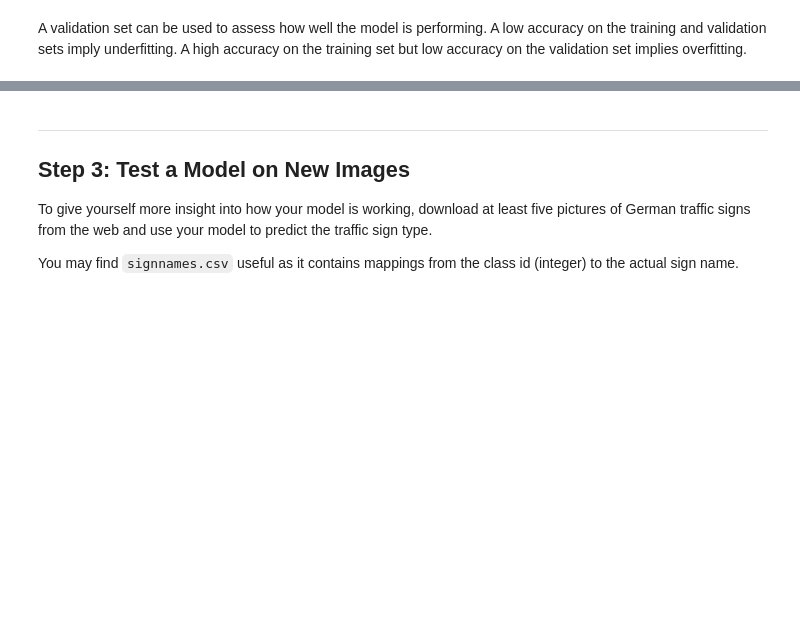
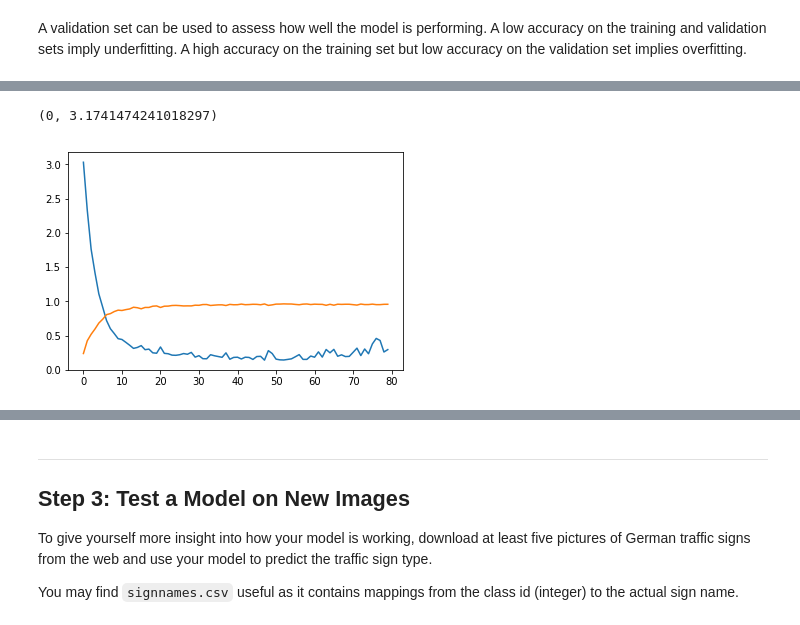
Before and after one commit to tindandelion/carne-traffic-signs-p2, a Jupyter notebook: Traffic_Sign_Classifier.ipynb, the cells around one changed output, grey strips where cells are left out. Cells and saved outputs as stored; diff of their text form; code cells hidden in the pictures; blank space fills up the shorter version.

```diff
--- a/Traffic_Sign_Classifier.ipynb
+++ b/Traffic_Sign_Classifier.ipynb
@@ -311,0 +315,8 @@ Epoch 30, TrAcc:      0.052, ValidAcc:      0.757
+# %%
+plt.plot(acc_data[:, 0], acc_data[:, 2])
+plt.plot(acc_data[:, 0], acc_data[:, 4])
+
+plt.ylim(ymin=0)
+# %% [output]
+(0, 3.1741474241018297)
+[figure, added]
```
Also changed, not shown: parts of 8 cells of this notebook, 3 other files.
